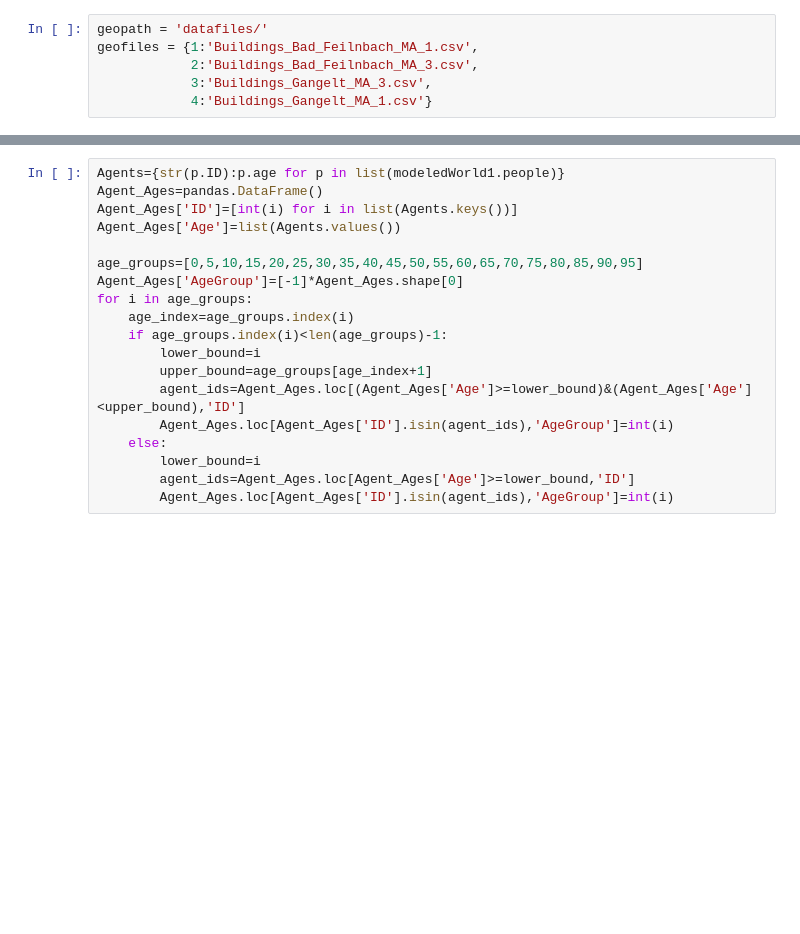
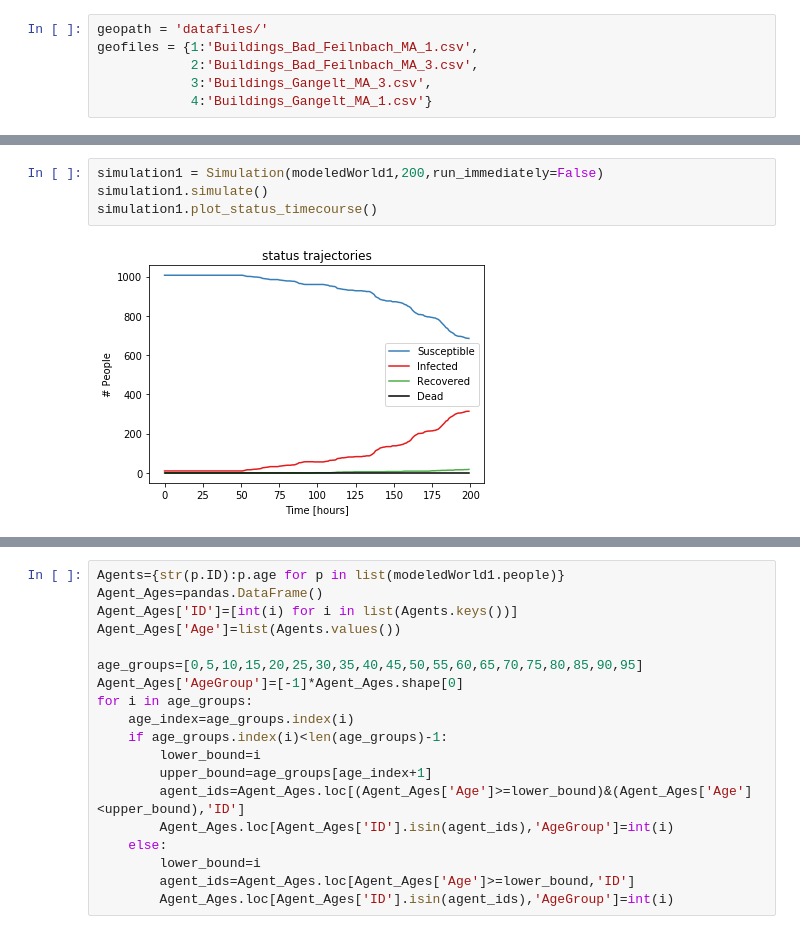
Before and after one commit to joba-1/Corona_Model, a Jupyter notebook: Heatmap_analysis.ipynb, the cells around one changed output, grey strips where cells are left out. Cells and saved outputs as stored; diff of their text form; blank space fills up the shorter version.

```diff
--- a/Heatmap_analysis.ipynb
+++ b/Heatmap_analysis.ipynb
@@ -24 +24,7 @@ Number of agents: 1058
 Distribution of initialized locations: {'hospital': 1, 'morgue': 1, 'work': 52, 'public': 17, 'school': 2, 'home': 490}
+# %%
+simulation1 = Simulation(modeledWorld1,200,run_immediately=False)
+simulation1.simulate()
+simulation1.plot_status_timecourse()
+# %% [output]
+[figure, added]
```
Also changed, not shown: parts of 8 cells of this notebook, 1 other file.
